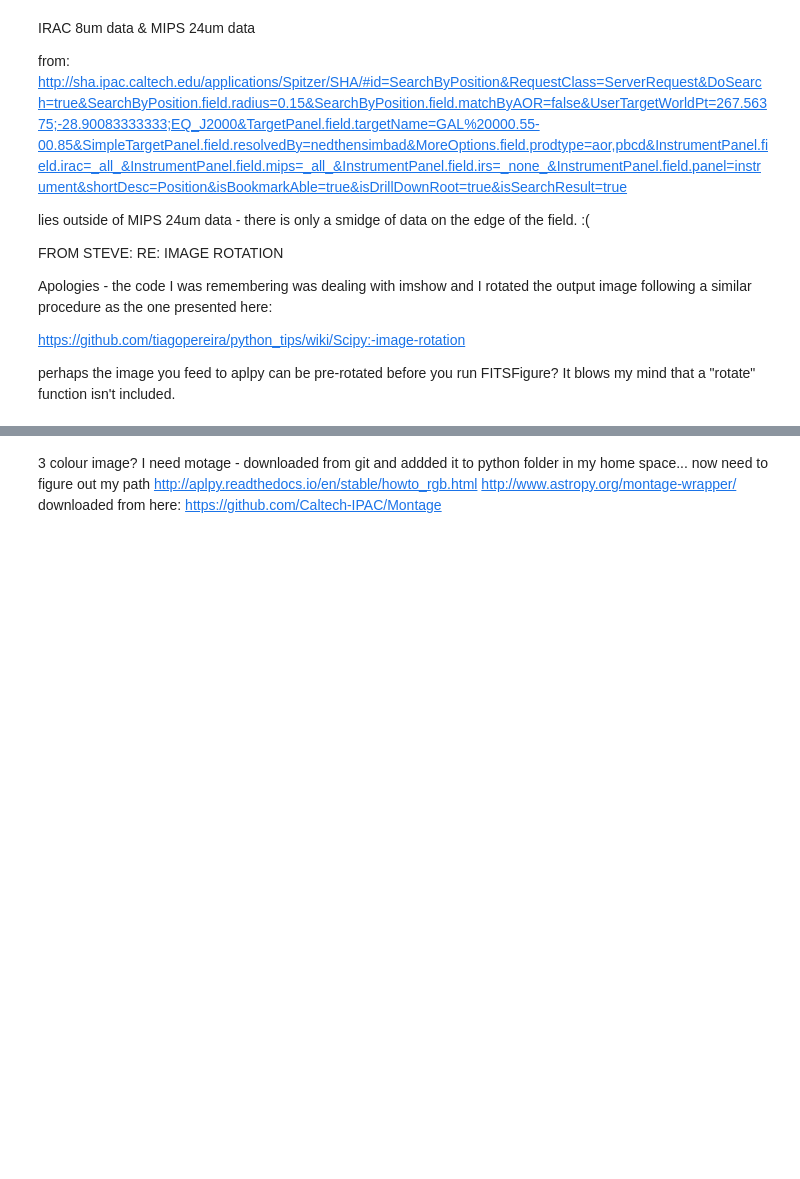
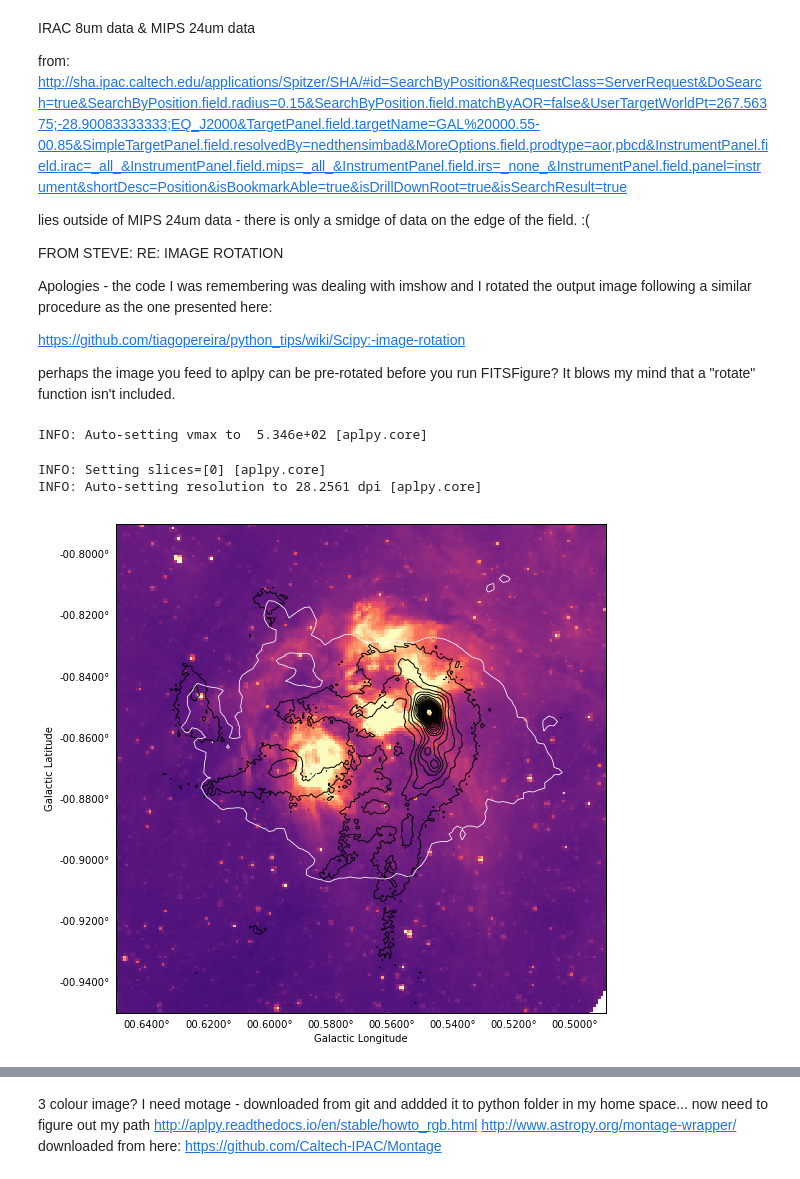
Before and after one commit to parsonsh/eaoTools, a Jupyter notebook: investigating-harp.ipynb, the cells around one changed output, grey strips where cells are left out. Saved outputs shown, nothing was run; the diff lists cells and outputs as text; code cells hidden in the pictures; blank space fills up the shorter version.

```diff
--- a/investigating-harp.ipynb
+++ b/investigating-harp.ipynb
@@ -322,17 +328,27 @@ https://github.com/tiagopereira/python_tips/wiki/Scipy:-image-rotation
 perhaps the image you feed to aplpy can be pre-rotated before you run FITSFigure? It blows my mind that a "rotate" function isn't included.
 # %%
 fitsfile_irac_8um = '/Users/hparsons/Documents/EAO/Research/JellyFish/data/IRAC-8um/Level-2-(PBCD)--IRAC-8.0um.fits'
+fitsfile_irac_8um = '/Users/hparsons/Documents/EAO/Research/JellyFish/data/IRAC-8um/Level2PBCDIRAC8um_align.fits'
 fitsfile_mips_24um = '/Users/hparsons/Documents/EAO/Research/JellyFish/data/MIPS-24um/Level-2-(PBCD)--MIPS-24um.fits'
 # %%
 irac8um_im = aplpy.FITSFigure(fitsfile_irac_8um)
 irac8um_im.show_colorscale(vmin=0,cmap='magma',stretch='sqrt') #
-irac8um_im.recenter(position_Jelly.fk5.ra.deg,position_Jelly.fk5.dec.deg, width=0.18, height=0.20)
+#irac8um_im.recenter(position_Jelly.fk5.ra.deg,position_Jelly.fk5.dec.deg, width=0.16, height=0.16)
+irac8um_im.recenter(position_Jelly.l.deg,position_Jelly.b.deg, width=0.16, height=0.16)
 
 sc2_integ_contourlevels = np.arange(0.5, 30, 1)
 co_integ_contourlevels = np.arange(50, 800, 50)
+#print (co_integ_contourlevels)
 
 irac8um_im.show_contour(fitsfile_s850_integ, levels=sc2_integ_contourlevels, colors='black', linewidths=1.0)
-irac8um_im.show_contour(fitsfile_12co_integ, levels=co_integ_contourlevels, colors='white', linewidths=0.8)
+irac8um_im.show_contour(fitsfile_12co_integ, levels=[100.0], colors='white', linewidths=0.8)
+
+#irac8um_im.show_markers(0.6,-0.9,color="green")
 
 irac8um_im.savefig('/Users/hparsons/Documents/EAO/Research/JellyFish/images/Jellyfish-irac8um-contours.pdf')
 irac8um_im.savefig('/Users/hparsons/Documents/EAO/Research/JellyFish/images/Jellyfish-irac8um-contours.png')
+# %% [output]
+INFO: Auto-setting vmax to  5.346e+02 [aplpy.core]
+INFO: Setting slices=[0] [aplpy.core]
+INFO: Auto-setting resolution to 28.2561 dpi [aplpy.core]
+[figure, added]
```
Also changed, not shown: parts of 9 cells of this notebook.
